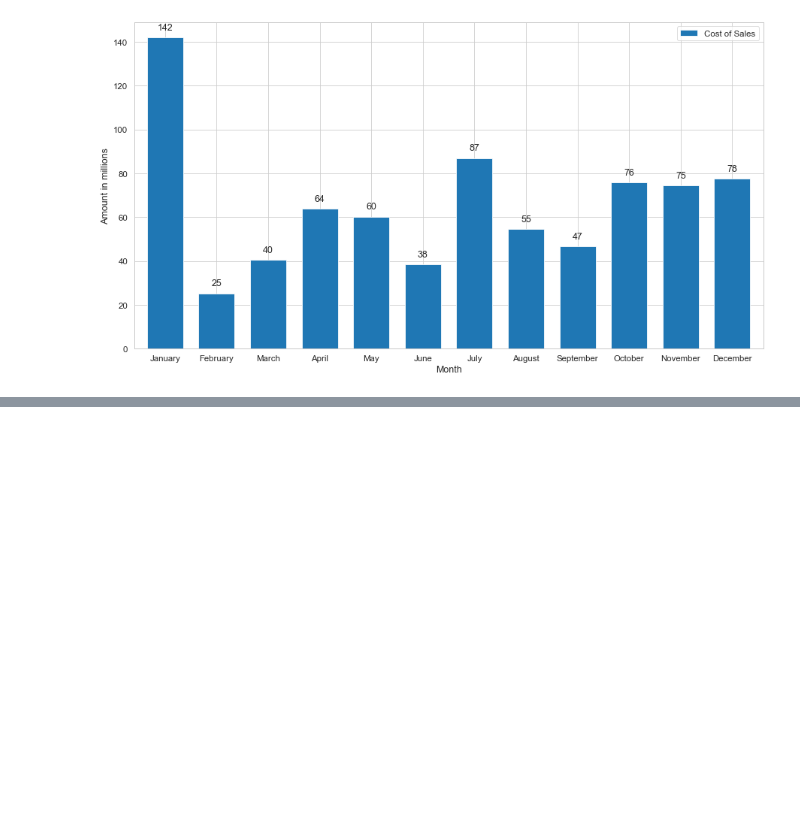
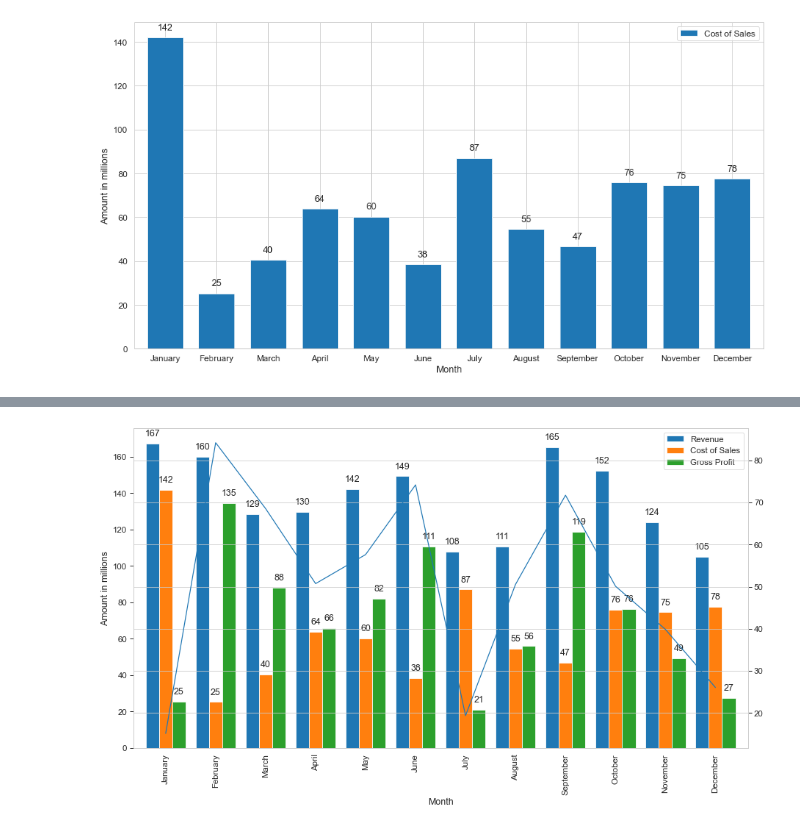
Before and after one commit to nkwachiabel/gross-profit-analysis, a Jupyter notebook: Gross profit analysis.ipynb, the cells around one changed output, grey strips where cells are left out. Saved outputs shown, nothing was run; the diff lists cells and outputs as text; code cells hidden in the pictures; blank space fills up the shorter version.

```diff
--- a/Gross profit analysis.ipynb
+++ b/Gross profit analysis.ipynb
@@ -202,0 +156,4 @@ for p in bar_cht1.patches:
+# %%
+gp_margin = gross_profit.copy()
+gp_margin['Gross Margin'] = round((gp_margin['Gross Profit']/gp_margin['Revenue'])*100,2)
+gp_margin
@@ -202,0 +175,11 @@ for p in bar_cht1.patches:
+# %%
+sns.set_style('whitegrid')
+sns.set_context('paper', font_scale=1.3)
+
+bar_cht1 = gp_margin[['Revenue', 'Cost of Sales', 'Gross Profit']].plot(kind='bar',figsize=(15,8), xlabel='Month', ylabel='Amount in millions', width=0.8)
+gp_margin['Gross Margin'].plot(secondary_y=True)
+bar_cht1.set_xticklabels(bar_cht1.get_xticklabels(), rotation=90)
+for p in bar_cht1.patches:
+    bar_cht1.annotate(f'{p.get_height():0.0f}', (p.get_x() + p.get_width()/2., p.get_height()), ha='center', xytext=(0,10), textcoords = 'offset pixels')
+# %% [output]
+[figure, added]
```
Also changed, not shown: parts of 12 cells of this notebook.
